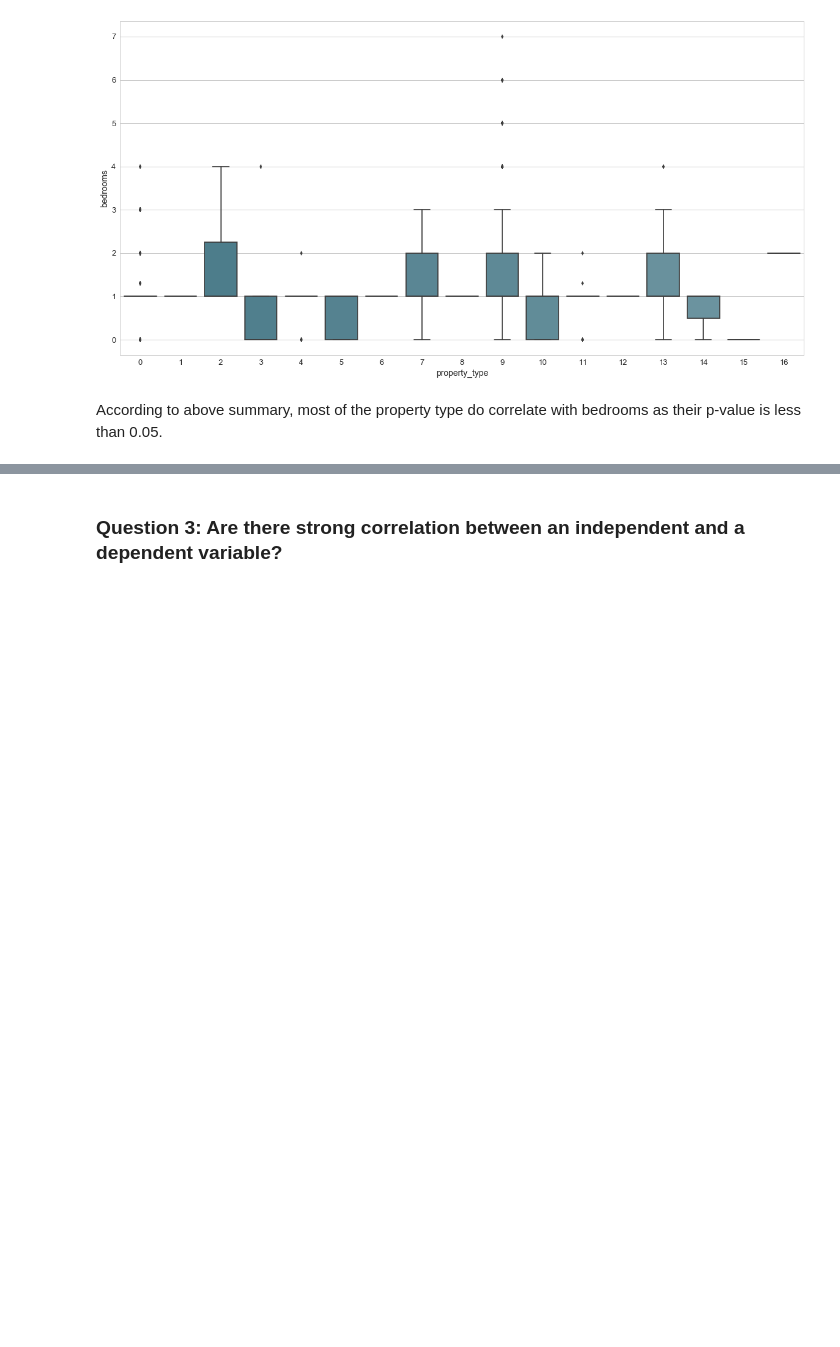
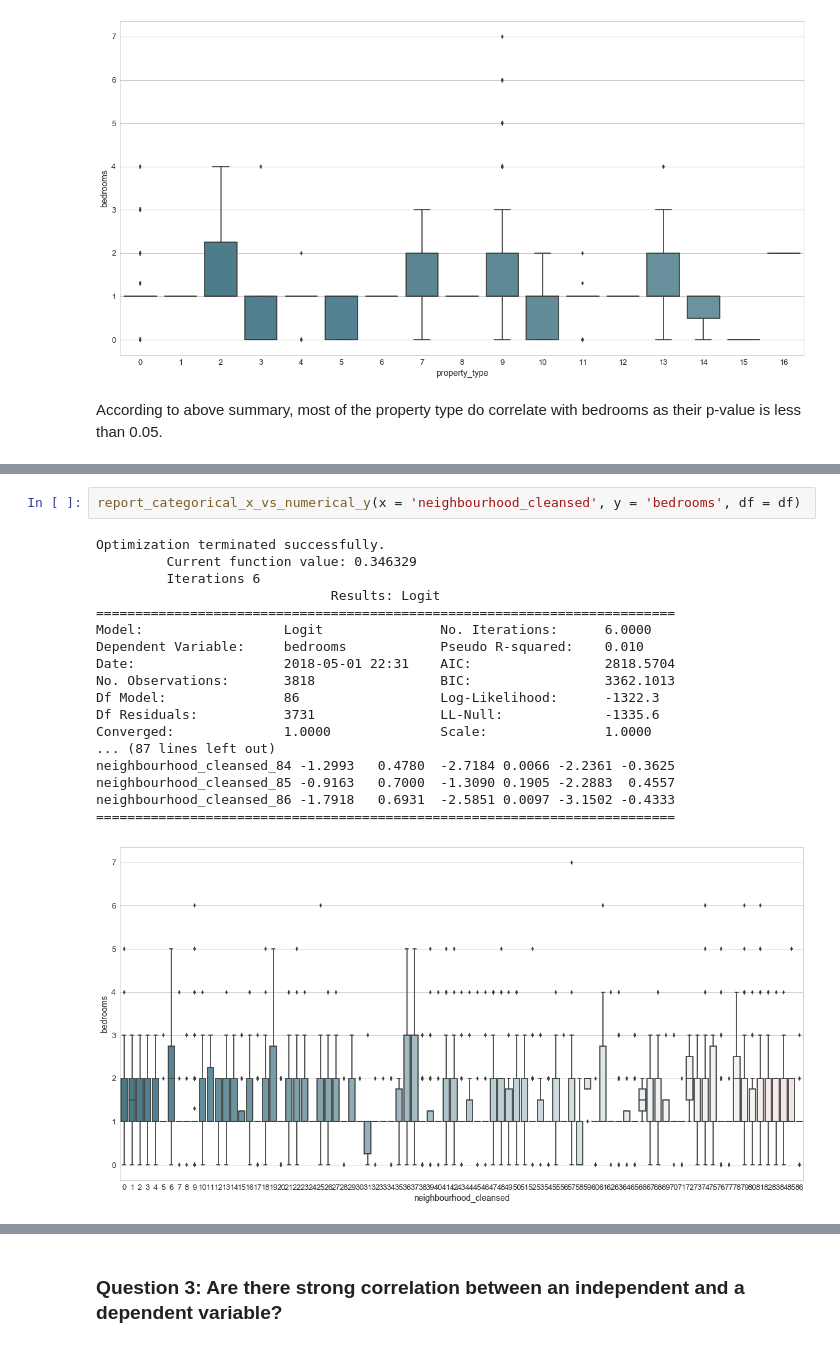
Before and after one commit to nicolechao/springboard-data-science, a Jupyter notebook: Capstone 1/Inferential Statistics/inferential_statistics.ipynb, the cells around one changed output, grey strips where cells are left out. Cells and saved outputs as stored; diff of their text form; blank space fills up the shorter version.

```diff
--- a/Capstone 1/Inferential Statistics/inferential_statistics.ipynb
+++ b/Capstone 1/Inferential Statistics/inferential_statistics.ipynb
@@ -299,0 +328,21 @@ Based on the above tests, the following independent variables are correlated:
+# %%
+report_categorical_x_vs_numerical_y(x = 'neighbourhood_cleansed', y = 'bedrooms', df = df)
+# %% [output]
+Optimization terminated successfully.
+         Current function value: 0.346329
+         Iterations 6
+                              Results: Logit
+==========================================================================
+Model:                  Logit               No. Iterations:      6.0000
+Dependent Variable:     bedrooms            Pseudo R-squared:    0.010
+Date:                   2018-05-01 22:31    AIC:                 2818.5704
+No. Observations:       3818                BIC:                 3362.1013
+Df Model:               86                  Log-Likelihood:      -1322.3
+Df Residuals:           3731                LL-Null:             -1335.6
+Converged:              1.0000              Scale:               1.0000
+... (87 lines left out)
+neighbourhood_cleansed_84 -1.2993   0.4780  -2.7184 0.0066 -2.2361 -0.3625
+neighbourhood_cleansed_85 -0.9163   0.7000  -1.3090 0.1905 -2.2883  0.4557
+neighbourhood_cleansed_86 -1.7918   0.6931  -2.5851 0.0097 -3.1502 -0.4333
+==========================================================================
+[figure, added]
```
Also changed, not shown: parts of 17 cells of this notebook.
